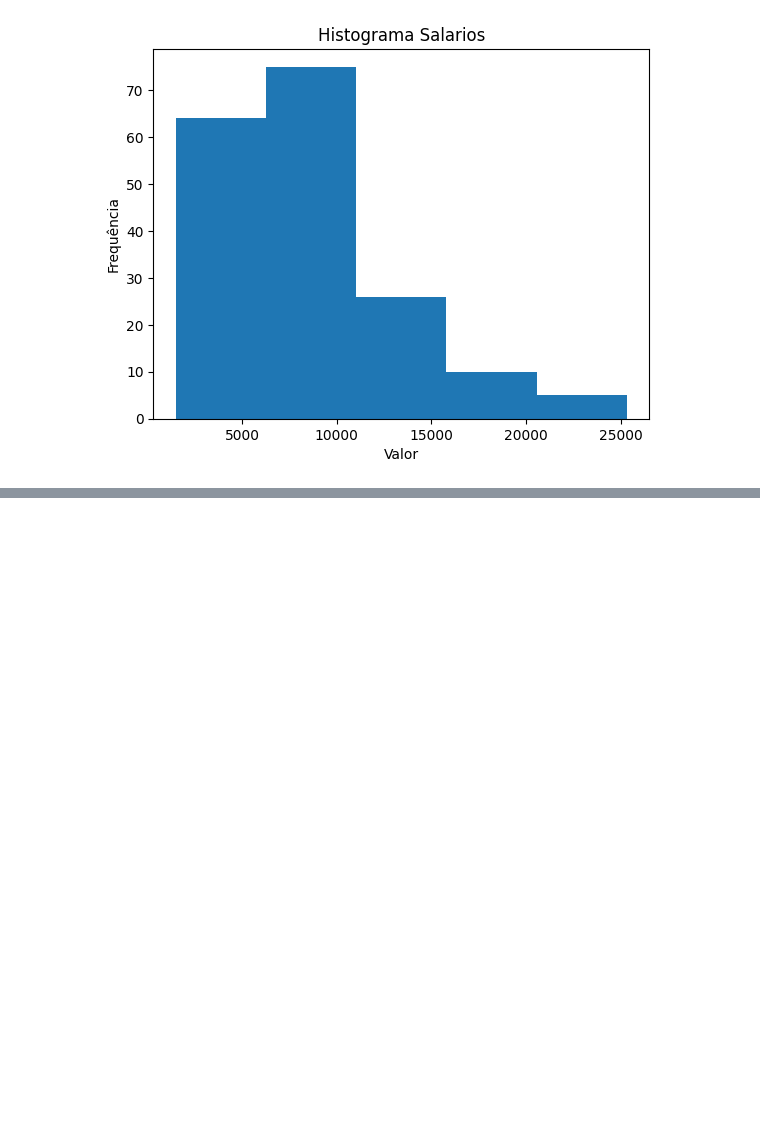
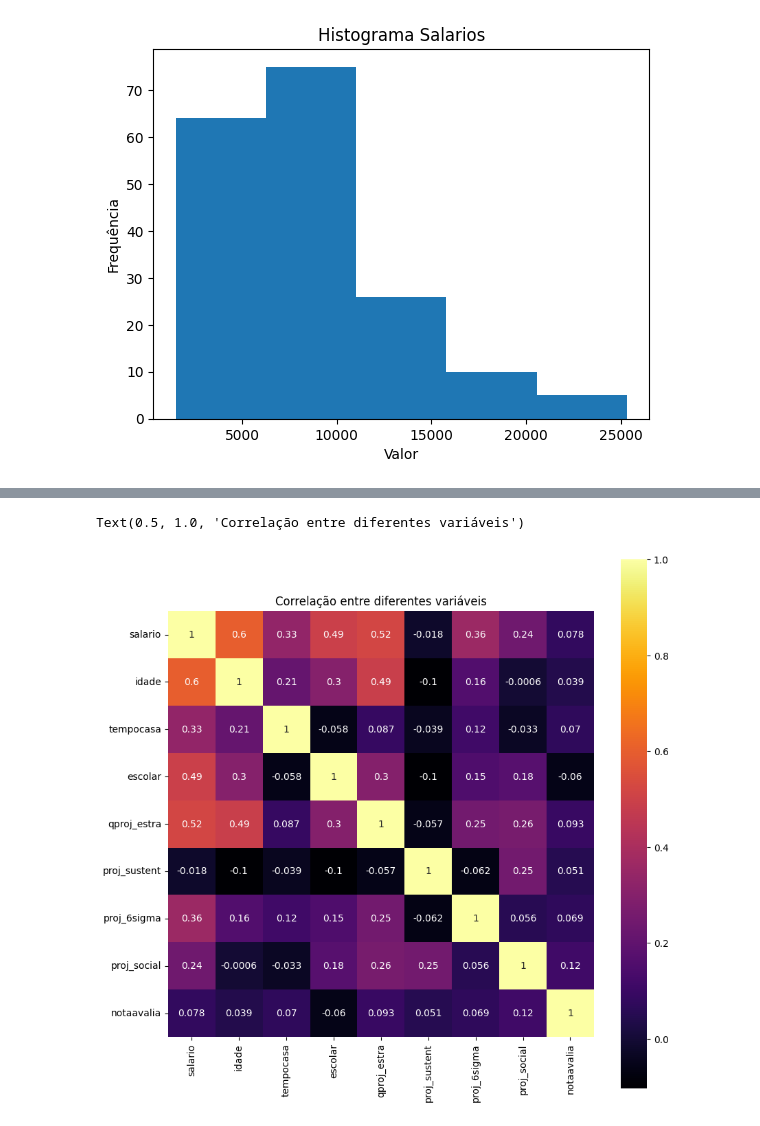
Before and after one commit to ghedin-alison/conceitos_ia, a Jupyter notebook: trabalho/analise_salario.ipynb, the cells around one changed output, grey strips where cells are left out. Drawn from its saved outputs; the diff is of its cells as text; code cells hidden in the pictures; blank space fills up the shorter version.

```diff
--- a/trabalho/analise_salario.ipynb
+++ b/trabalho/analise_salario.ipynb
@@ -174,0 +271,9 @@ Text(0, 0.5, 'Ocorrência')
+# %%
+correlation = salarios.corr()
+plt.figure(figsize=(10,10))
+sb.heatmap(correlation, vmax=1, square=True,annot=True,cmap='inferno')
+
+plt.title('Correlação entre diferentes variáveis')
+# %% [output]
+Text(0.5, 1.0, 'Correlação entre diferentes variáveis')
+[figure, added]
```
Also changed, not shown: parts of 14 cells of this notebook.
